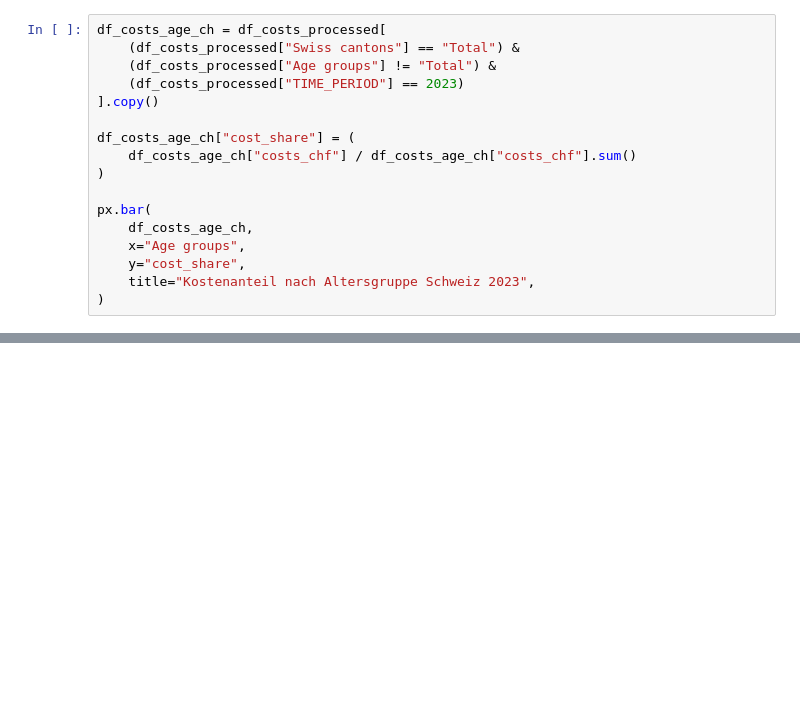
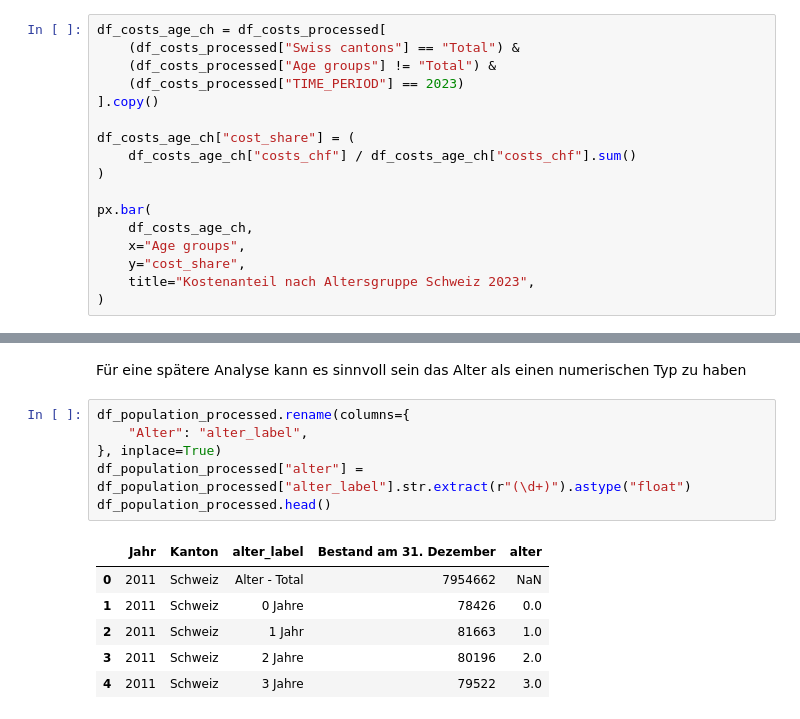
Before and after one commit to thraikal/bina-fs26, a Jupyter notebook: src/02-eda-and-preparation/eda.ipynb, the cells around one changed output, grey strips where cells are left out. Cells and saved outputs as stored; diff of their text form; blank space fills up the shorter version.

```diff
--- a/src/02-eda-and-preparation/eda.ipynb
+++ b/src/02-eda-and-preparation/eda.ipynb
@@ -138,0 +229,15 @@ df_costs_processed.to_csv(PROCESSED_DIR / "gesundheitskosten.csv")
+# %% [markdown]
+Für eine spätere Analyse kann es sinnvoll sein das Alter als einen numerischen Typ zu haben
+# %%
+df_population_processed.rename(columns={
+    "Alter": "alter_label",
+}, inplace=True)
+df_population_processed["alter"] = df_population_processed["alter_label"].str.extract(r"(\d+)").astype("float")
+df_population_processed.head()
+# %% [output]
+|  | Jahr | Kanton | alter_label | Bestand am 31. Dezember | alter |
+| 0 | 2011 | Schweiz | Alter - Total | 7954662 | NaN |
+| 1 | 2011 | Schweiz | 0 Jahre | 78426 | 0.0 |
+| 2 | 2011 | Schweiz | 1 Jahr | 81663 | 1.0 |
+| 3 | 2011 | Schweiz | 2 Jahre | 80196 | 2.0 |
+| 4 | 2011 | Schweiz | 3 Jahre | 79522 | 3.0 |
```
Also changed, not shown: parts of 20 cells of this notebook, 1 other file.
